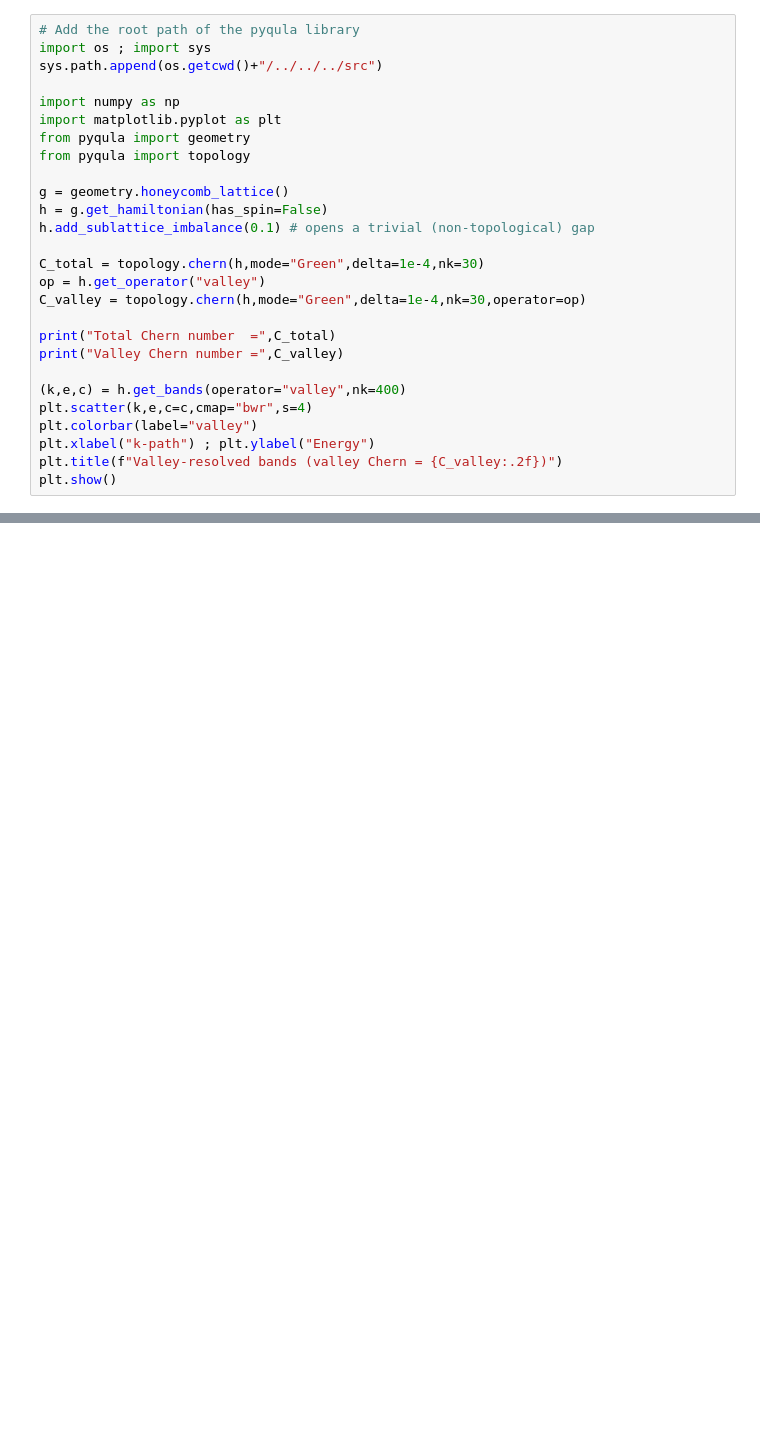
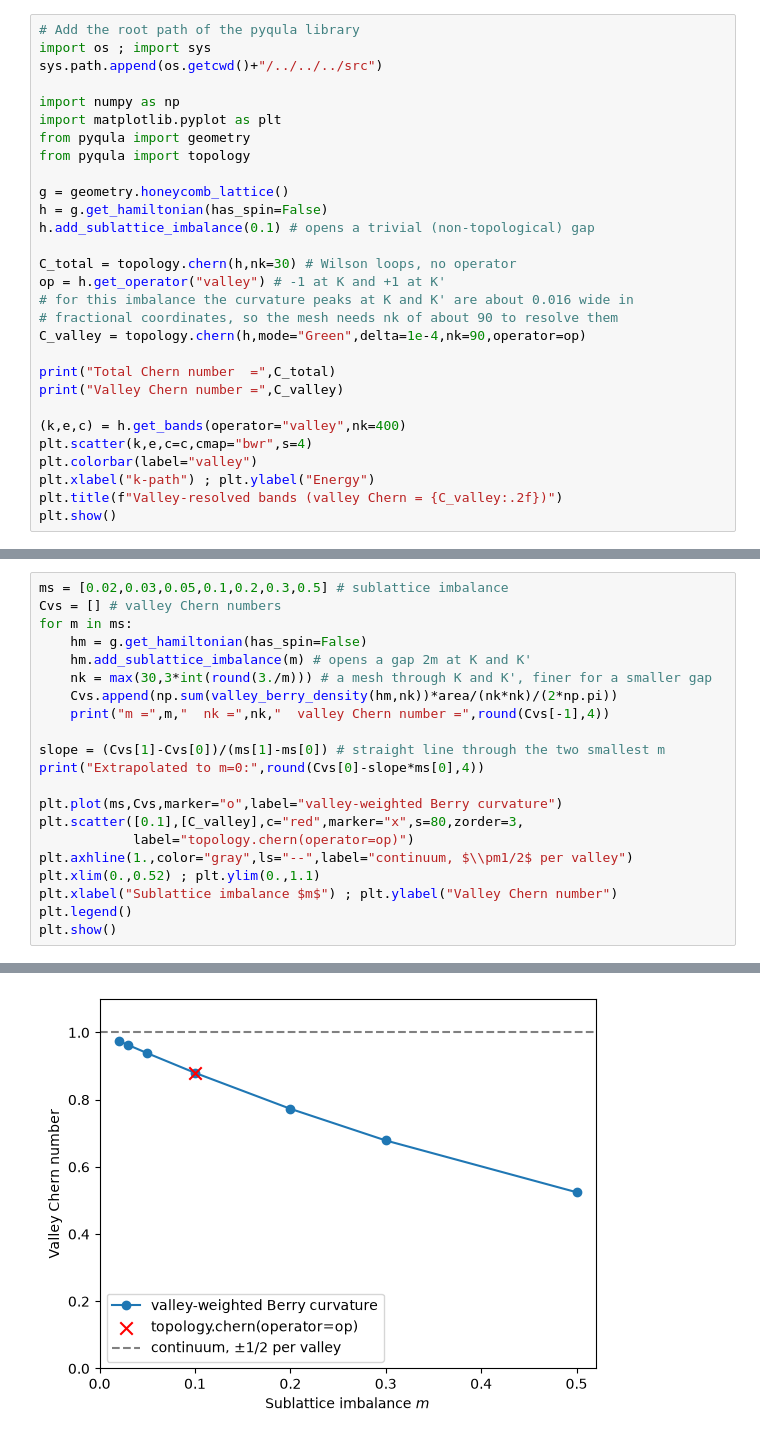
Before and after one commit to joselado/pyqula, a Jupyter notebook: jupyter-notebooks/functionalities/topological_characterization/02_operator_resolved_chern.ipynb, the cells around one changed output, grey strips where cells are left out. Cells and saved outputs as stored; diff of their text form; blank space fills up the shorter version.

```diff
--- a/jupyter-notebooks/functionalities/topological_characterization/02_operator_resolved_chern.ipynb
+++ b/jupyter-notebooks/functionalities/topological_characterization/02_operator_resolved_chern.ipynb
@@ -21,9 +26,11 @@ g = geometry.honeycomb_lattice()
 h = g.get_hamiltonian(has_spin=False)
 h.add_sublattice_imbalance(0.1) # opens a trivial (non-topological) gap
 
-C_total = topology.chern(h,mode="Green",delta=1e-4,nk=30)
-op = h.get_operator("valley")
-C_valley = topology.chern(h,mode="Green",delta=1e-4,nk=30,operator=op)
+C_total = topology.chern(h,nk=30) # Wilson loops, no operator
+op = h.get_operator("valley") # -1 at K and +1 at K'
+# for this imbalance the curvature peaks at K and K' are about 0.016 wide in
+# fractional coordinates, so the mesh needs nk of about 90 to resolve them
+C_valley = topology.chern(h,mode="Green",delta=1e-4,nk=90,operator=op)
 
 print("Total Chern number  =",C_total)
 print("Valley Chern number =",C_valley)
@@ -40,0 +102,22 @@ Valley Chern number = 1.0892120784394619
+# %%
+ms = [0.02,0.03,0.05,0.1,0.2,0.3,0.5] # sublattice imbalance
+Cvs = [] # valley Chern numbers
+for m in ms:
+    hm = g.get_hamiltonian(has_spin=False)
+    hm.add_sublattice_imbalance(m) # opens a gap 2m at K and K'
+    nk = max(30,3*int(round(3./m))) # a mesh through K and K', finer for a smaller gap
+    Cvs.append(np.sum(valley_berry_density(hm,nk))*area/(nk*nk)/(2*np.pi))
+    print("m =",m,"  nk =",nk,"  valley Chern number =",round(Cvs[-1],4))
+
+slope = (Cvs[1]-Cvs[0])/(ms[1]-ms[0]) # straight line through the two smallest m
+print("Extrapolated to m=0:",round(Cvs[0]-slope*ms[0],4))
+
+plt.plot(ms,Cvs,marker="o",label="valley-weighted Berry curvature")
+plt.scatter([0.1],[C_valley],c="red",marker="x",s=80,zorder=3,
+            label="topology.chern(operator=op)")
+plt.axhline(1.,color="gray",ls="--",label="continuum, $\\pm1/2$ per valley")
+plt.xlim(0.,0.52) ; plt.ylim(0.,1.1)
+plt.xlabel("Sublattice imbalance $m$") ; plt.ylabel("Valley Chern number")
+plt.legend()
+plt.show()
+# %% [output]
@@ -40,0 +132 @@ Valley Chern number = 1.0892120784394619
+[figure, added]
```
Also changed, not shown: parts of 7 cells of this notebook, 6 other files.
